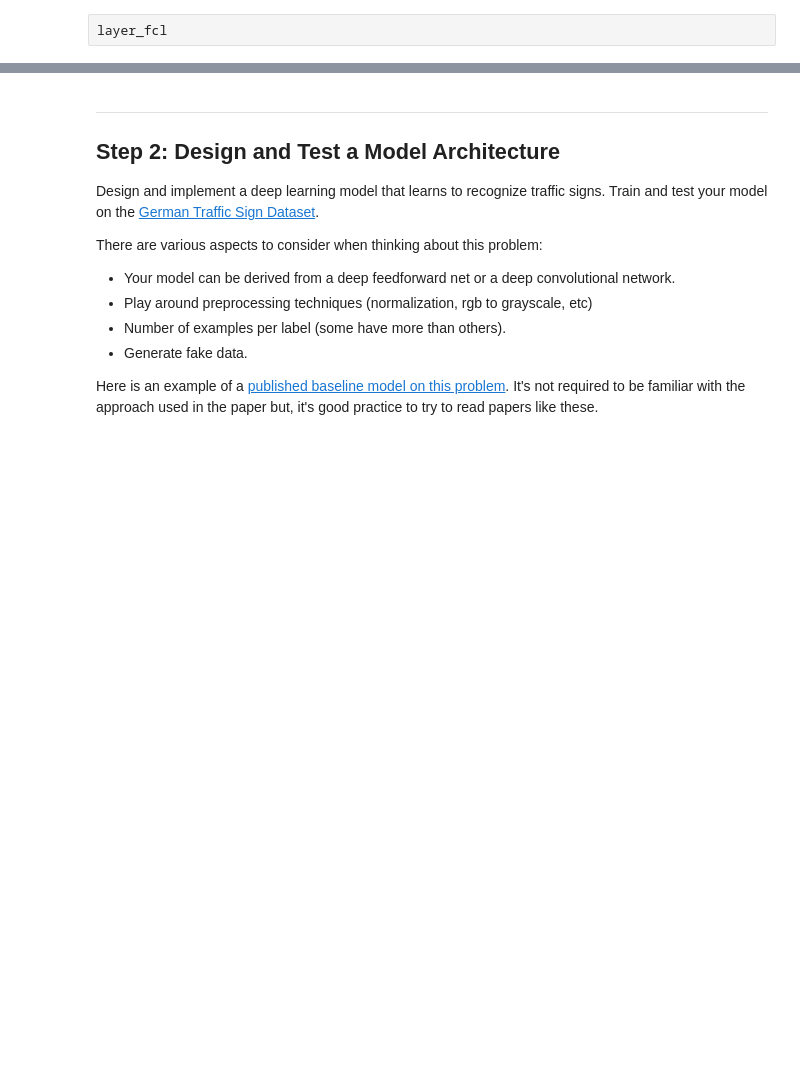
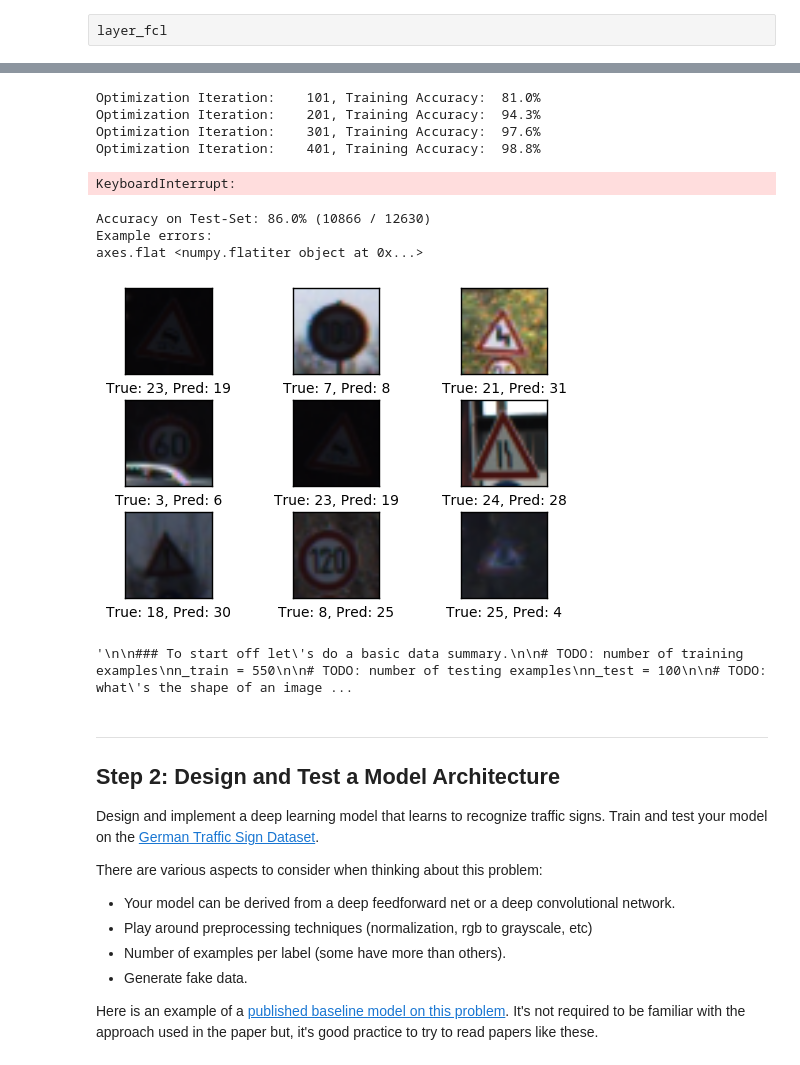
Before and after one commit to reneesmacdonald/trafficsigns, a Jupyter notebook: Traffic_Signs_Recognition.ipynb, the cells around one changed output, grey strips where cells are left out. Saved outputs shown, nothing was run; the diff lists cells and outputs as text; code cells hidden in the pictures; blank space fills up the shorter version.

```diff
--- a/Traffic_Signs_Recognition.ipynb
+++ b/Traffic_Signs_Recognition.ipynb
@@ -426,0 +501,15 @@ ValueError: Cannot feed value of shape (256, 32, 32, 3) for Tensor 'Placeholder_
+# %%
+optimize(num_iterations=1000)
+# %% [output]
+Optimization Iteration:    101, Training Accuracy:  81.0%
+Optimization Iteration:    201, Training Accuracy:  94.3%
+Optimization Iteration:    301, Training Accuracy:  97.6%
+Optimization Iteration:    401, Training Accuracy:  98.8%
+KeyboardInterrupt:
+# %%
+print_test_accuracy(show_example_errors=True)
+# %% [output]
+Accuracy on Test-Set: 86.0% (10866 / 12630)
+Example errors:
+axes.flat <numpy.flatiter object at 0x...>
+[figure, added]
@@ -427,4 +608,6 @@ ValueError: Cannot feed value of shape (256, 32, 32, 3) for Tensor 'Placeholder_
 # %%
+'''
+
 ### To start off let's do a basic data summary.
 
 # TODO: number of training examples
@@ -443,6 +626,9 @@ print("Number of training examples =", n_train)
 print("Number of testing examples =", n_test)
 print("Image data shape =", image_shape)
 print("Number of classes =", n_classes)
+'''
+# %% [output]
+'\n\n### To start off let\'s do a basic data summary.\n\n# TODO: number of training examples\nn_train = 550\n\n# TODO: number of testing examples\nn_test = 100\n\n# TODO: what\'s the shape of an image ...
 # %%
 ### Data exploration visualization goes here.
 ### Feel free to use as many code cells as needed.
```
Also changed, not shown: parts of 59 cells of this notebook.
